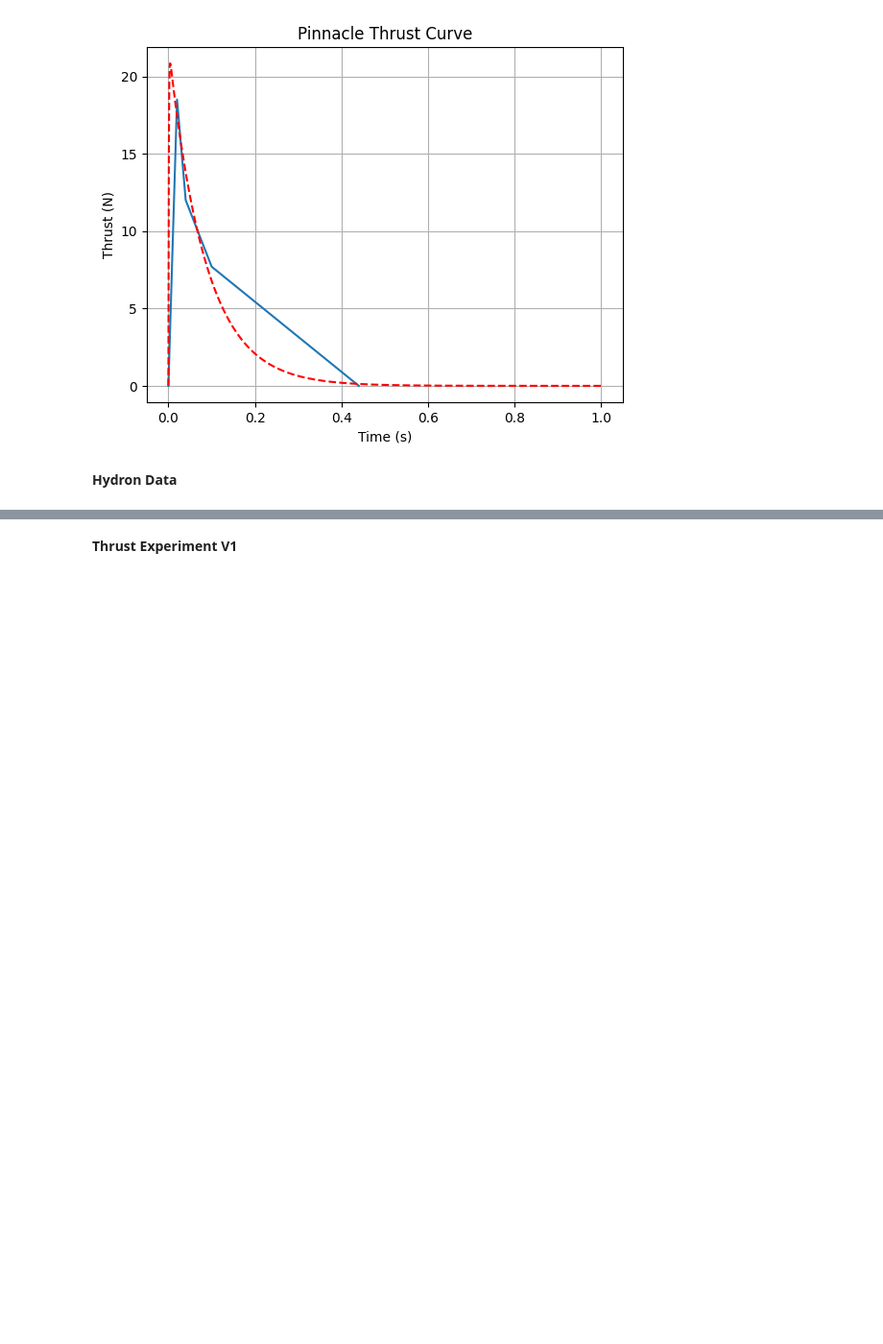
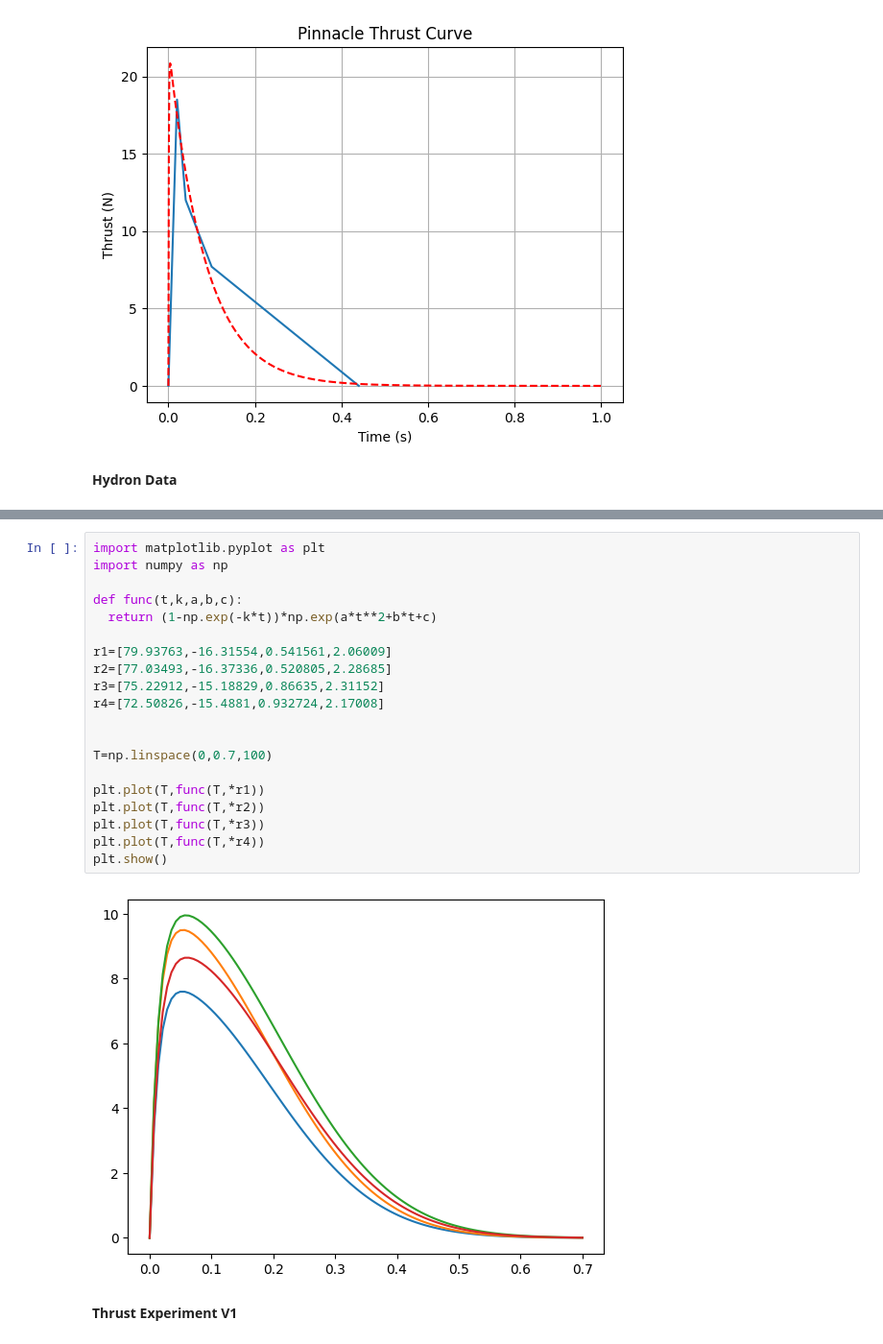
Before and after one commit to ELROSTEM/CO2-Thrust-Data, a Jupyter notebook: Canister_thrust_study.ipynb, the cells around one changed output, grey strips where cells are left out. Shown at 96% size. Saved outputs shown, nothing was run; the diff lists cells and outputs as text; blank space fills up the shorter version.

```diff
--- a/Canister_thrust_study.ipynb
+++ b/Canister_thrust_study.ipynb
@@ -78,3 +90,25 @@ plt.show()
+# %%
+import matplotlib.pyplot as plt
+import numpy as np
+
+def func(t,k,a,b,c):
+  return (1-np.exp(-k*t))*np.exp(a*t**2+b*t+c)
+
+r1=[79.93763,-16.31554,0.541561,2.06009]
+r2=[77.03493,-16.37336,0.520805,2.28685]
+r3=[75.22912,-15.18829,0.86635,2.31152]
+r4=[72.50826,-15.4881,0.932724,2.17008]
+
+
+T=np.linspace(0,0.7,100)
+
+plt.plot(T,func(T,*r1))
+plt.plot(T,func(T,*r2))
+plt.plot(T,func(T,*r3))
+plt.plot(T,func(T,*r4))
+plt.show()
+# %% [output]
+[figure, added]
 # %% [markdown]
 **Thrust Experiment V1**
 # %% [markdown]
```
Also changed, not shown: parts of 1 cell of this notebook.
